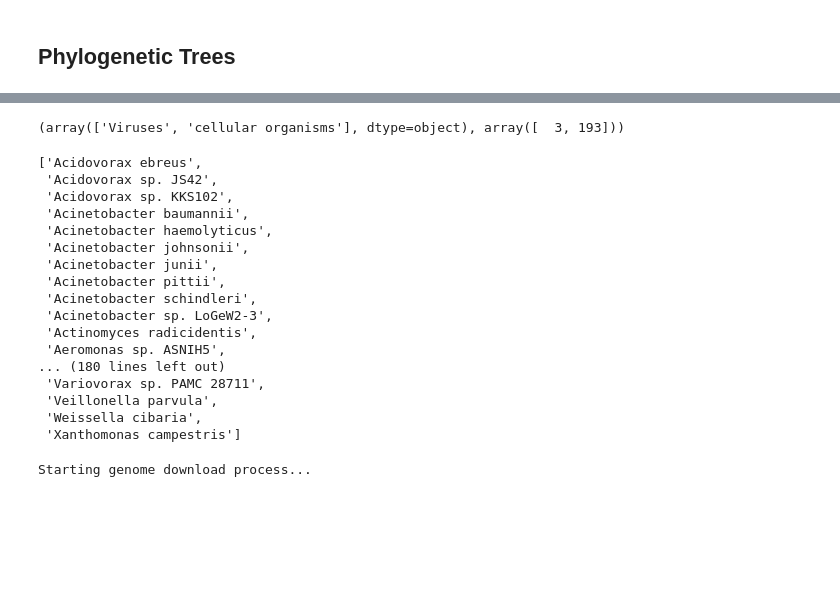
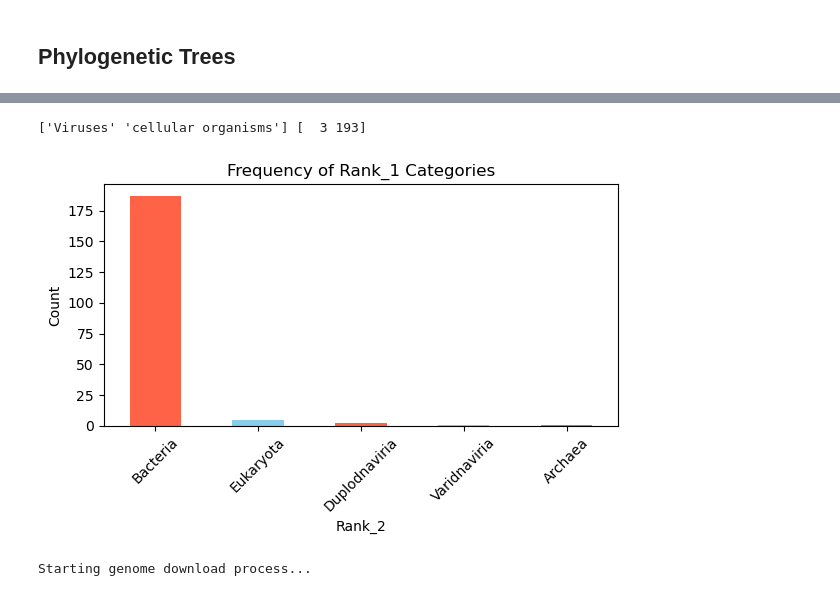
Before and after one commit to ChandrashekarCR/mgps_optimization, a Jupyter notebook: notebooks/feature_enginerring.ipynb, the cells around one changed output, grey strips where cells are left out. Saved outputs shown, nothing was run; the diff lists cells and outputs as text; code cells hidden in the pictures; blank space fills up the shorter version.

```diff
--- a/notebooks/feature_enginerring.ipynb
+++ b/notebooks/feature_enginerring.ipynb
@@ -133,30 +262,23 @@ lin_df.head()
 | 44 | Acinetobacter baumannii | cellular organisms | Bacteria | Pseudomonadati | Pseudomonadota | Gammaproteobacteria | Moraxellales |
 | 48 | Acinetobacter haemolyticus | cellular organisms | Bacteria | Pseudomonadati | Pseudomonadota | Gammaproteobacteria | Moraxellales |
 # %%
-np.unique(lin_df['Rank_1'],return_counts=True)
+print(np.unique(lin_df['Rank_1'],return_counts=True)[0],np.unique(lin_df['Rank_1'],return_counts=True)[1])
 # %% [output]
-(array(['Viruses', 'cellular organisms'], dtype=object), array([  3, 193]))
+['Viruses' 'cellular organisms'] [  3 193]
-# %%
-filtered_species_list = list(lin_df['Species'].values)
-filtered_species_list[:5]
-# %% [output]
-['Acidovorax ebreus',
- 'Acidovorax sp. JS42',
- 'Acidovorax sp. KKS102',
- 'Acinetobacter baumannii',
- 'Acinetobacter haemolyticus',
- 'Acinetobacter johnsonii',
- 'Acinetobacter junii',
- 'Acinetobacter pittii',
- 'Acinetobacter schindleri',
- 'Acinetobacter sp. LoGeW2-3',
- 'Actinomyces radicidentis',
- 'Aeromonas sp. ASNIH5',
-... (180 lines left out)
- 'Variovorax sp. PAMC 28711',
- 'Veillonella parvula',
- 'Weissella cibaria',
- 'Xanthomonas campestris']
+# %%
+# Count values
+counts = lin_df['Rank_2'].value_counts()
+
+# Plot
+plt.figure(figsize=(6, 4))
+counts.plot(kind='bar', color=['tomato', 'skyblue'])
+plt.title('Frequency of Rank_1 Categories')
+plt.ylabel('Count')
+plt.xticks(rotation=45)
+plt.tight_layout()
+plt.show()
+# %% [output]
+[figure, added]
 # %%
 
 Entrez.email = "1ms19bt011@gmail.com" # Remember to set your actual email
```
Also changed, not shown: parts of 5 cells of this notebook, 8 other files.
